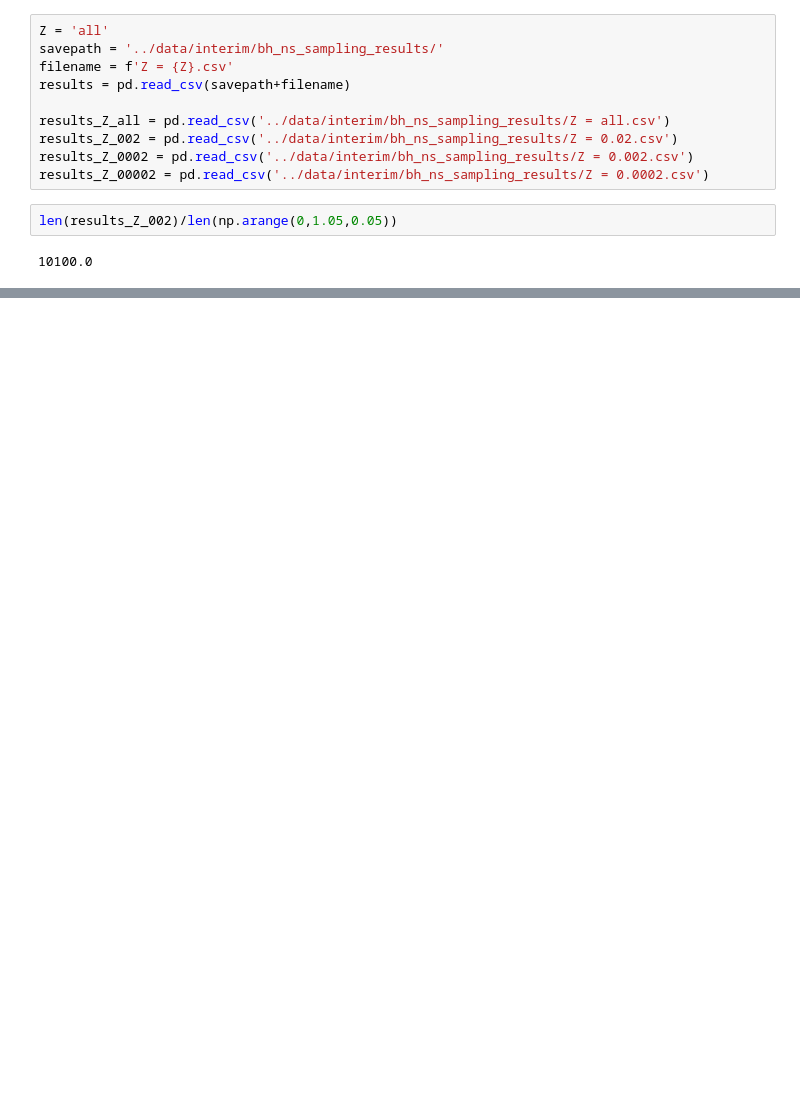
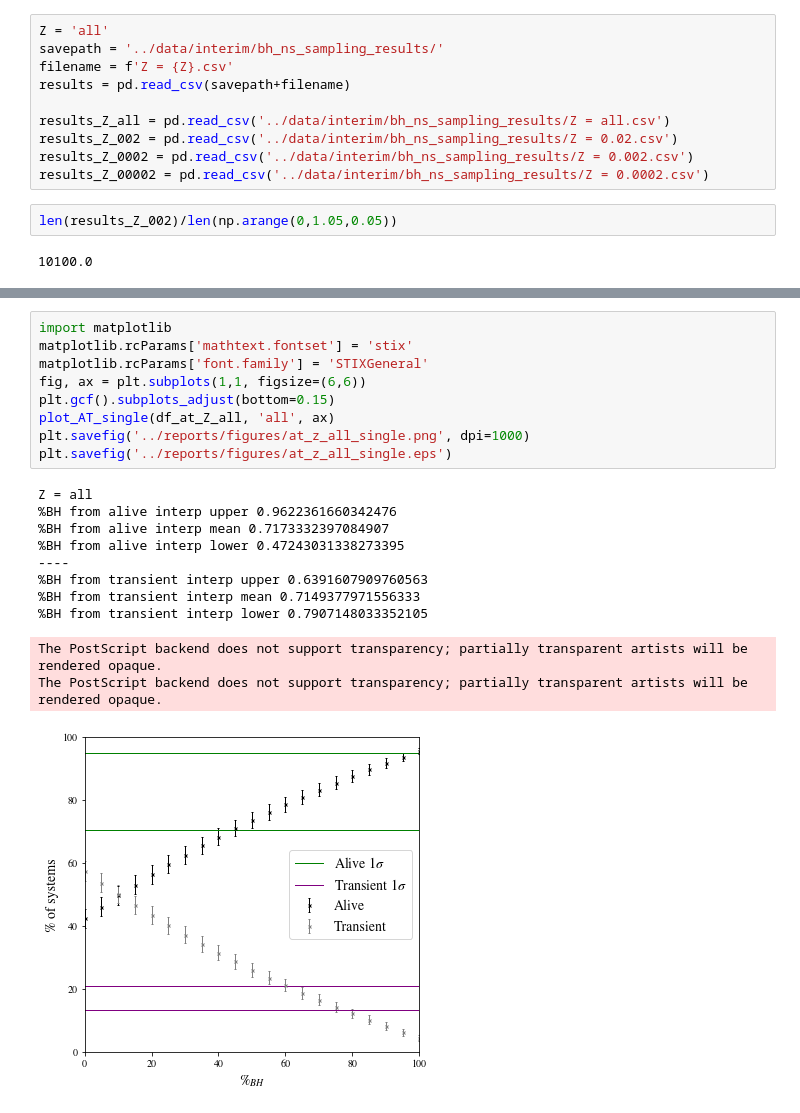
Before and after one commit to nx1/ulx_pop, a Jupyter notebook: notebooks/plot_bh_ratio_vs_classification.ipynb, the cells around one changed output, grey strips where cells are left out. Cells and saved outputs as stored; diff of their text form; blank space fills up the shorter version.

```diff
--- a/notebooks/plot_bh_ratio_vs_classification.ipynb
+++ b/notebooks/plot_bh_ratio_vs_classification.ipynb
@@ -285,0 +472,21 @@ The PostScript backend does not support transparency; partially transparent arti
+# %%
+import matplotlib
+matplotlib.rcParams['mathtext.fontset'] = 'stix'
+matplotlib.rcParams['font.family'] = 'STIXGeneral'
+fig, ax = plt.subplots(1,1, figsize=(6,6))
+plt.gcf().subplots_adjust(bottom=0.15)
+plot_AT_single(df_at_Z_all, 'all', ax)
+plt.savefig('../reports/figures/at_z_all_single.png', dpi=1000)
+plt.savefig('../reports/figures/at_z_all_single.eps')
+# %% [output]
+Z = all
+%BH from alive interp upper 0.9622361660342476
+%BH from alive interp mean 0.7173332397084907
+%BH from alive interp lower 0.47243031338273395
+----
+%BH from transient interp upper 0.6391607909760563
+%BH from transient interp mean 0.7149377971556333
+%BH from transient interp lower 0.7907148033352105
+The PostScript backend does not support transparency; partially transparent artists will be rendered opaque.
+The PostScript backend does not support transparency; partially transparent artists will be rendered opaque.
+[figure, added]
```
Also changed, not shown: parts of 12 cells of this notebook, 6 other files.
